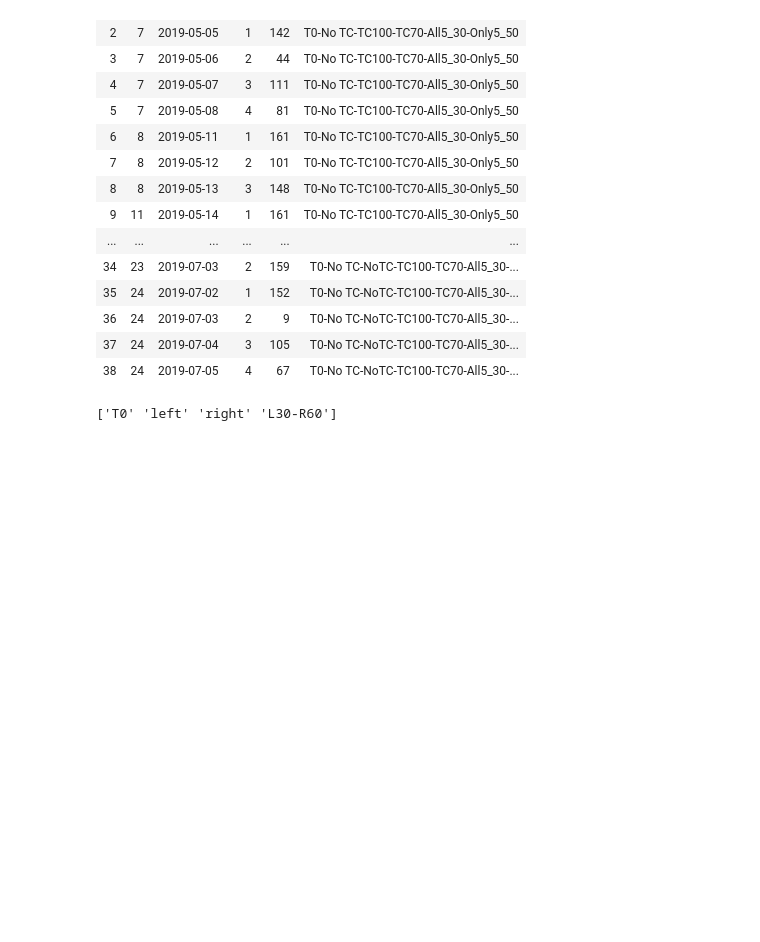
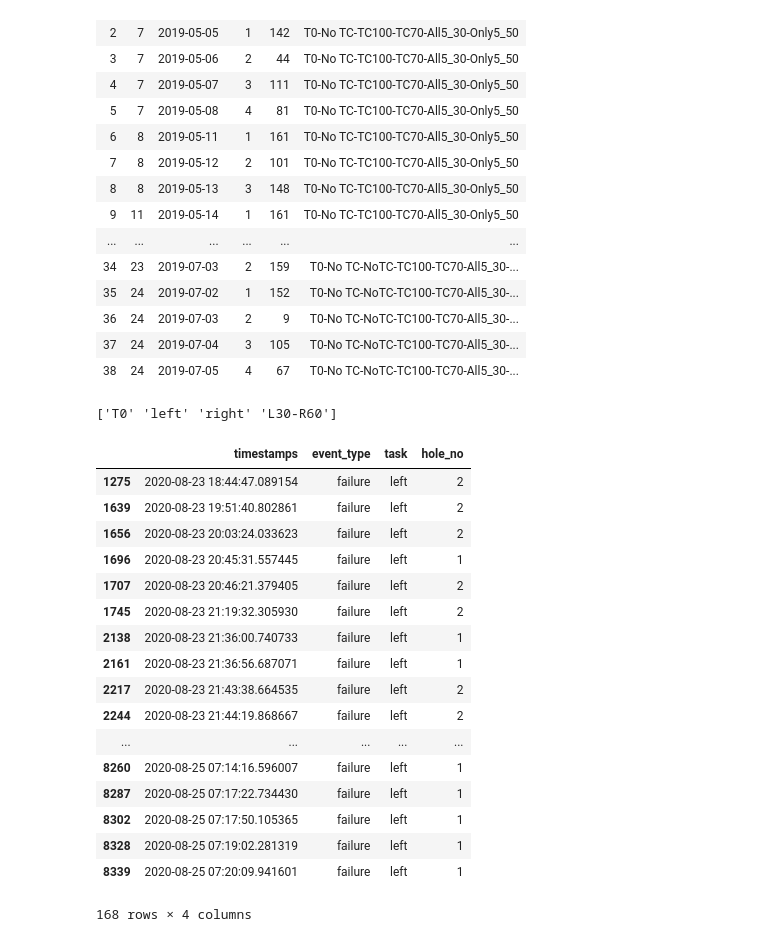
Before and after one commit to LCTO-TLCO/RaspSkinnerBox, a Jupyter notebook: analyze/JSAI_WSLS_takarada.ipynb, the cells around one changed output. Cells and saved outputs as stored; diff of their text form; code cells hidden in the pictures; blank space fills up the shorter version.

```diff
--- a/analyze/JSAI_WSLS_takarada.ipynb
+++ b/analyze/JSAI_WSLS_takarada.ipynb
@@ -2074,6 +2074,7 @@ import csv
 
 # サブタスクの実施時間をCSV出力
 def export_subtask_duration_csv(mouse_id):
+    # TODO failure記録回数が一回少ない？
     if not isinstance(mouse_id,list):
         mouse_id = [mouse_id]
     for no in mouse_id:
@@ -2097,11 +2098,31 @@ def export_subtask_duration_csv(mouse_id):
         tasks_df = []
         for task in tasks:
             tasks_data = data[data.task.isin([task])]
+            tasks_df.append(tasks_data[tasks_data.event_type.isin(["failure"])])
             tasks_data = pd.pivot_table(tasks_data[tasks_data.event_type.isin(["reward","failure","time over"])],index="event_type",columns="hole_no",aggfunc="count").timestamps.fillna(0)
-            tasks_df.append(tasks_data)
             tasks_data.loc["total_trials"] = tasks_data.sum()
             tasks_data.to_csv("./data/no{:03d}_{}_selection_trials.csv".format(no,task))
+        # return tasks_df
-# %%
-export_subtask_duration_csv(139)
-# %% [output]
-['T0' 'left' 'right' 'L30-R60']
+# %%
+a = export_subtask_duration_csv(145)
+a[1]
+# %% [output]
+['T0' 'left' 'right' 'L30-R60']
+|  | timestamps | event_type | task | hole_no |
+| 1275 | 2020-08-23 18:44:47.089154 | failure | left | 2 |
+| 1639 | 2020-08-23 19:51:40.802861 | failure | left | 2 |
+| 1656 | 2020-08-23 20:03:24.033623 | failure | left | 2 |
+| 1696 | 2020-08-23 20:45:31.557445 | failure | left | 1 |
+| 1707 | 2020-08-23 20:46:21.379405 | failure | left | 2 |
+| 1745 | 2020-08-23 21:19:32.305930 | failure | left | 2 |
+| 2138 | 2020-08-23 21:36:00.740733 | failure | left | 1 |
+| 2161 | 2020-08-23 21:36:56.687071 | failure | left | 1 |
+| 2217 | 2020-08-23 21:43:38.664535 | failure | left | 2 |
+| 2244 | 2020-08-23 21:44:19.868667 | failure | left | 2 |
+| ... | ... | ... | ... | ... |
+| 8260 | 2020-08-25 07:14:16.596007 | failure | left | 1 |
+| 8287 | 2020-08-25 07:17:22.734430 | failure | left | 1 |
+| 8302 | 2020-08-25 07:17:50.105365 | failure | left | 1 |
+| 8328 | 2020-08-25 07:19:02.281319 | failure | left | 1 |
+| 8339 | 2020-08-25 07:20:09.941601 | failure | left | 1 |
+168 rows × 4 columns
```
Also changed, not shown: parts of 1 cell of this notebook.
